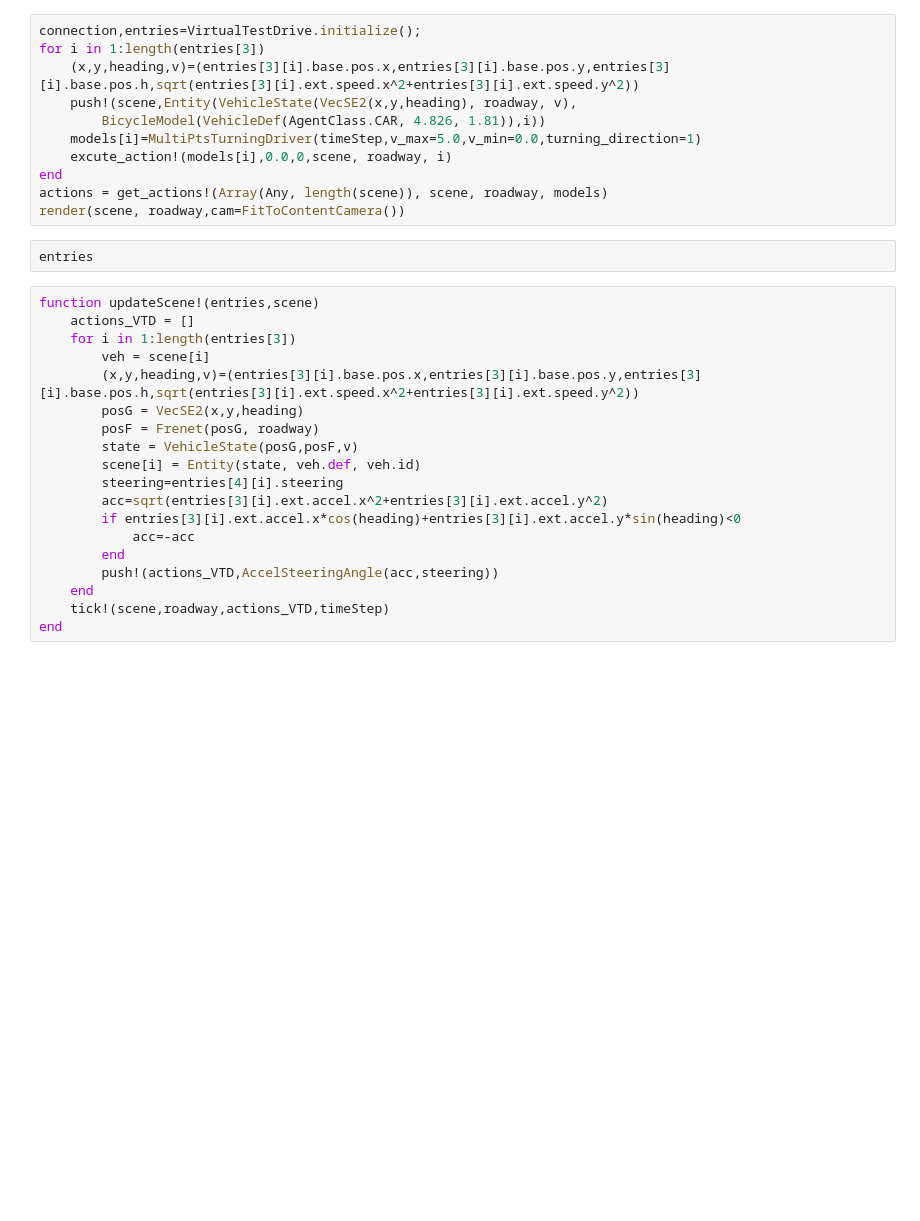
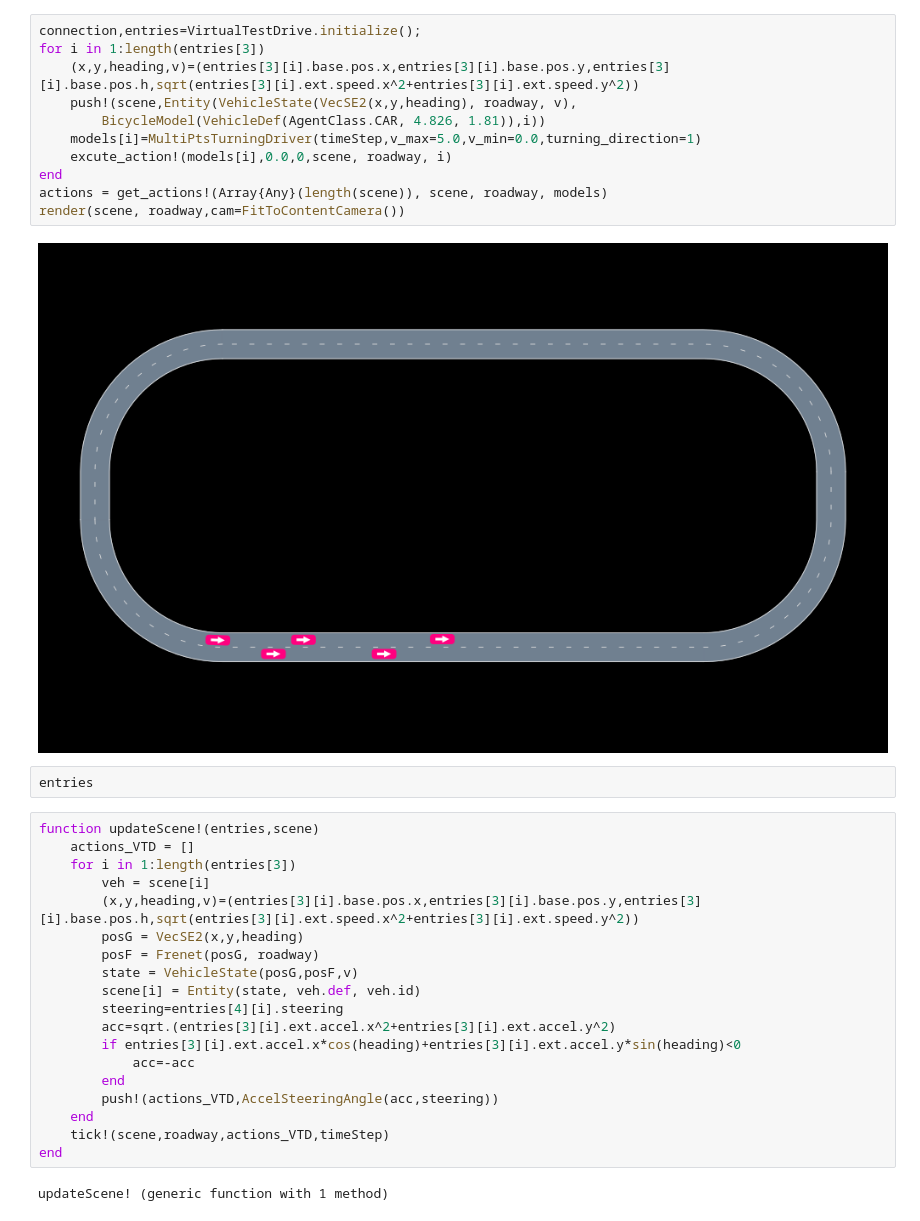
Before and after one commit to sisl/VirtualTestDrive.jl, a Jupyter notebook: docs/MultiVehTest.ipynb, the cells around one changed output. Drawn from its saved outputs; the diff is of its cells as text; blank space fills up the shorter version.

```diff
--- a/docs/MultiVehTest.ipynb
+++ b/docs/MultiVehTest.ipynb
@@ -14,14 +30,16 @@ roadway = gen_stadium_roadway(2)
 # %%
 connection,entries=VirtualTestDrive.initialize();
 for i in 1:length(entries[3])
     (x,y,heading,v)=(entries[3][i].base.pos.x,entries[3][i].base.pos.y,entries[3][i].base.pos.h,sqrt(entries[3][i].ext.speed.x^2+entries[3][i].ext.speed.y^2))
     push!(scene,Entity(VehicleState(VecSE2(x,y,heading), roadway, v),
         BicycleModel(VehicleDef(AgentClass.CAR, 4.826, 1.81)),i))
     models[i]=MultiPtsTurningDriver(timeStep,v_max=5.0,v_min=0.0,turning_direction=1)
     excute_action!(models[i],0.0,0,scene, roadway, i)
 end
-actions = get_actions!(Array(Any, length(scene)), scene, roadway, models)
+actions = get_actions!(Array{Any}(length(scene)), scene, roadway, models)
 render(scene, roadway,cam=FitToContentCamera())
+# %% [output]
+[figure, added]
 # %%
 entries
 # %%
@@ -35,7 +53,7 @@ function updateScene!(entries,scene)
         state = VehicleState(posG,posF,v)
         scene[i] = Entity(state, veh.def, veh.id)
         steering=entries[4][i].steering
-        acc=sqrt(entries[3][i].ext.accel.x^2+entries[3][i].ext.accel.y^2)
+        acc=sqrt.(entries[3][i].ext.accel.x^2+entries[3][i].ext.accel.y^2)
         if entries[3][i].ext.accel.x*cos(heading)+entries[3][i].ext.accel.y*sin(heading)<0
             acc=-acc
         end
@@ -43,5 +61,7 @@ function updateScene!(entries,scene)
     end
     tick!(scene,roadway,actions_VTD,timeStep)
 end
+# %% [output]
+updateScene! (generic function with 1 method)
 # %%
 function get_udp_entries(models)
```
Also changed, not shown: parts of 4 cells of this notebook, 11 other files.
